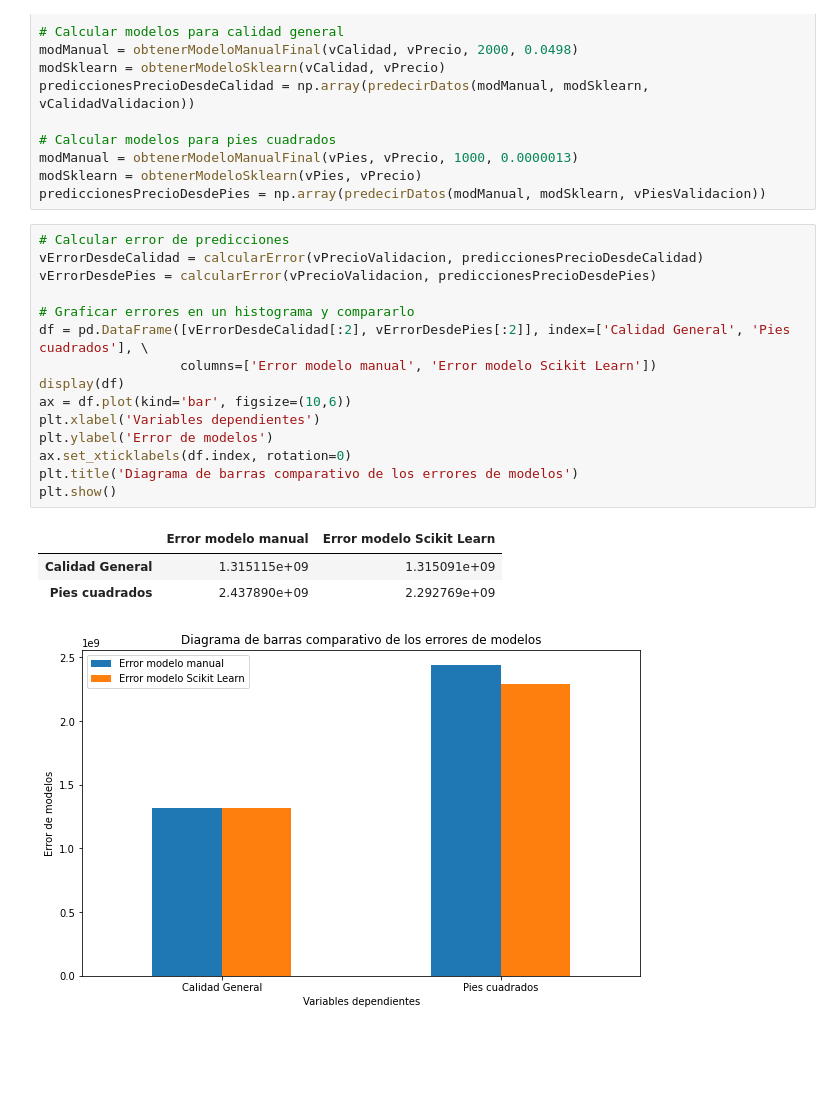
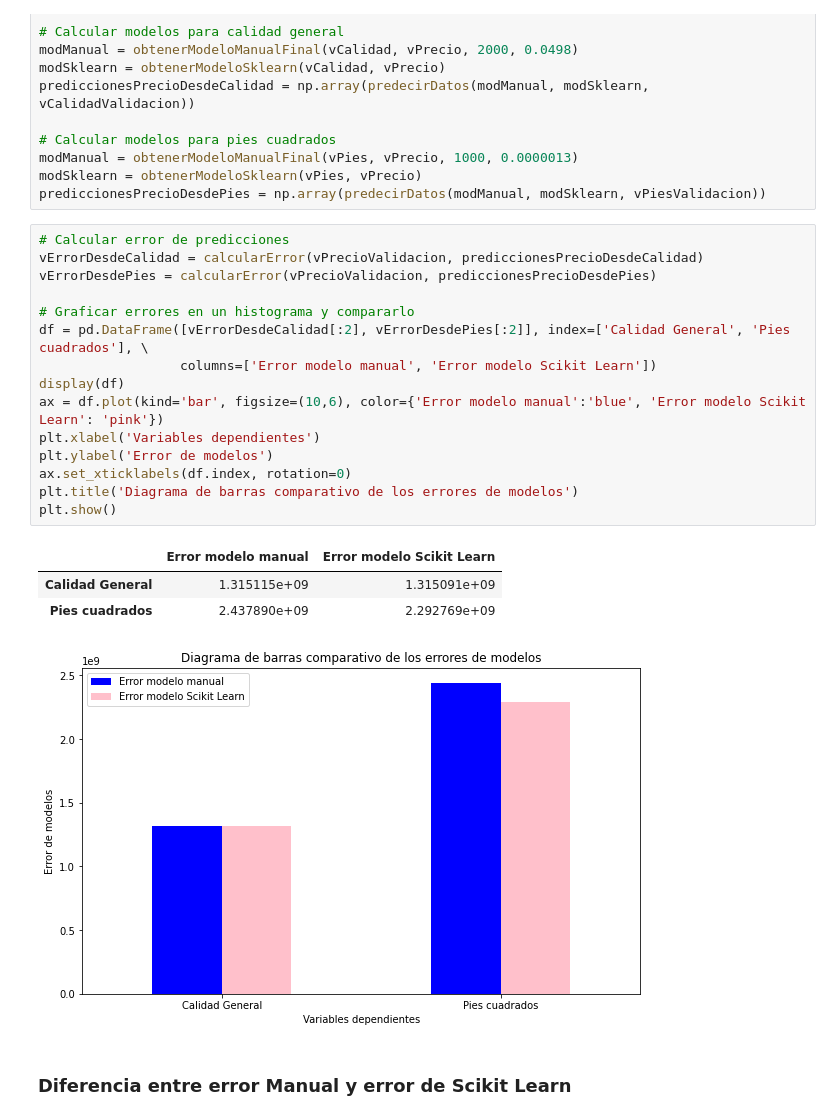
Before and after one commit to DanyDiaz/python-ciencia-de-datos, a Jupyter notebook: Proyecto Final/Proyecto_Final_DanyDiaz.ipynb, the cells around one changed output. Drawn from its saved outputs; the diff is of its cells as text; blank space fills up the shorter version.

```diff
--- a/Proyecto Final/Proyecto_Final_DanyDiaz.ipynb
+++ b/Proyecto Final/Proyecto_Final_DanyDiaz.ipynb
@@ -340,20 +340,22 @@ prediccionesPrecioDesdePies = np.array(predecirDatos(modManual, modSklearn, vPie
 # %%
 # Calcular error de predicciones
 vErrorDesdeCalidad = calcularError(vPrecioValidacion, prediccionesPrecioDesdeCalidad)
 vErrorDesdePies = calcularError(vPrecioValidacion, prediccionesPrecioDesdePies)
 
 # Graficar errores en un histograma y compararlo
 df = pd.DataFrame([vErrorDesdeCalidad[:2], vErrorDesdePies[:2]], index=['Calidad General', 'Pies cuadrados'], \
                   columns=['Error modelo manual', 'Error modelo Scikit Learn'])
 display(df)
-ax = df.plot(kind='bar', figsize=(10,6))
+ax = df.plot(kind='bar', figsize=(10,6), color={'Error modelo manual':'blue', 'Error modelo Scikit Learn': 'pink'})
 plt.xlabel('Variables dependientes')
 plt.ylabel('Error de modelos')
 ax.set_xticklabels(df.index, rotation=0)
 plt.title('Diagrama de barras comparativo de los errores de modelos')
 plt.show()
 # %% [output]
 |  | Error modelo manual | Error modelo Scikit Learn |
 | Calidad General | 1.315115e+09 | 1.315091e+09 |
 | Pies cuadrados | 2.437890e+09 | 2.292769e+09 |
-[figure, old version]
+[figure, new version]
+# %% [markdown]
+### Diferencia entre error Manual y error de Scikit Learn
```
Also changed, not shown: parts of 2 cells of this notebook.
